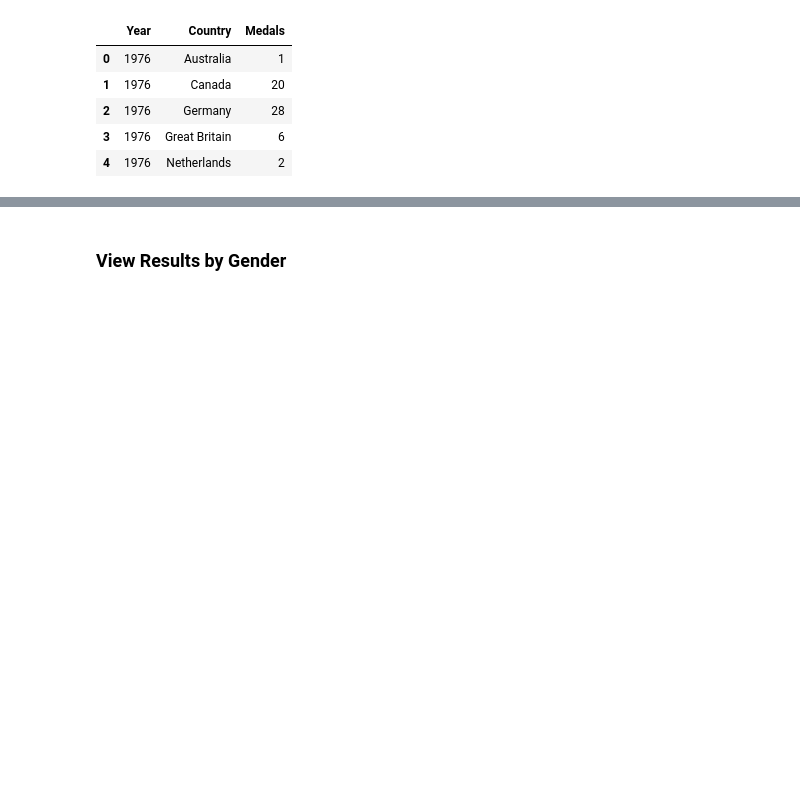
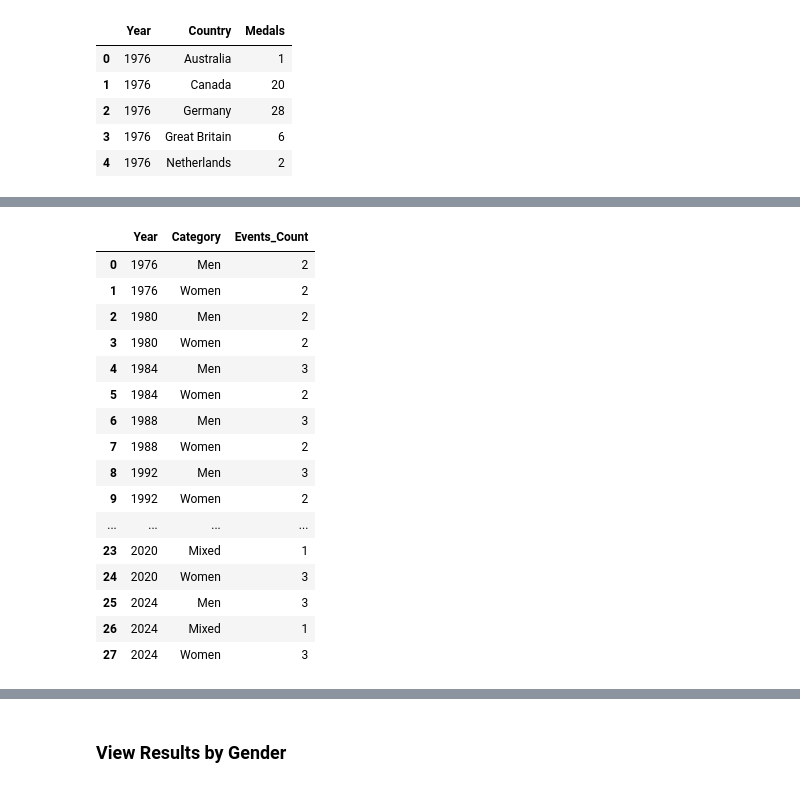
Before and after one commit to dagartga/olympics-data-project, a Jupyter notebook: olympics_data_project/notebooks/olympics_swimming_eda.ipynb, the cells around one changed output, grey strips where cells are left out. Saved outputs shown, nothing was run; the diff lists cells and outputs as text; code cells hidden in the pictures; blank space fills up the shorter version.

```diff
--- a/olympics_data_project/notebooks/olympics_swimming_eda.ipynb
+++ b/olympics_data_project/notebooks/olympics_swimming_eda.ipynb
@@ -149,0 +275,3 @@ plt.show()
+# %%
+relay_df = recent_swim_df[recent_swim_df['Event'].str.contains('Relay')]
+relay_df.groupby(['Year', 'Category'])['Event'].nunique()
@@ -149,0 +296,4 @@ plt.show()
+# %%
+# groupby year, category, medal, country and count the number of medals
+relay_medals = relay_df.groupby(['Year', 'Category', 'Medal', 'Country', 'Event']).size().reset_index(name='Medals')
+relay_medals.head()
@@ -149,0 +307,20 @@ plt.show()
+# %%
+relay_medals.groupby(['Year', 'Category'])['Event'].nunique().reset_index(name='Events_Count')
+# %% [output]
+|  | Year | Category | Events_Count |
+| 0 | 1976 | Men | 2 |
+| 1 | 1976 | Women | 2 |
+| 2 | 1980 | Men | 2 |
+| 3 | 1980 | Women | 2 |
+| 4 | 1984 | Men | 3 |
+| 5 | 1984 | Women | 2 |
+| 6 | 1988 | Men | 3 |
+| 7 | 1988 | Women | 2 |
+| 8 | 1992 | Men | 3 |
+| 9 | 1992 | Women | 2 |
+| ... | ... | ... | ... |
+| 23 | 2020 | Mixed | 1 |
+| 24 | 2020 | Women | 3 |
+| 25 | 2024 | Men | 3 |
+| 26 | 2024 | Mixed | 1 |
+| 27 | 2024 | Women | 3 |
```
Also changed, not shown: parts of 18 cells of this notebook.
